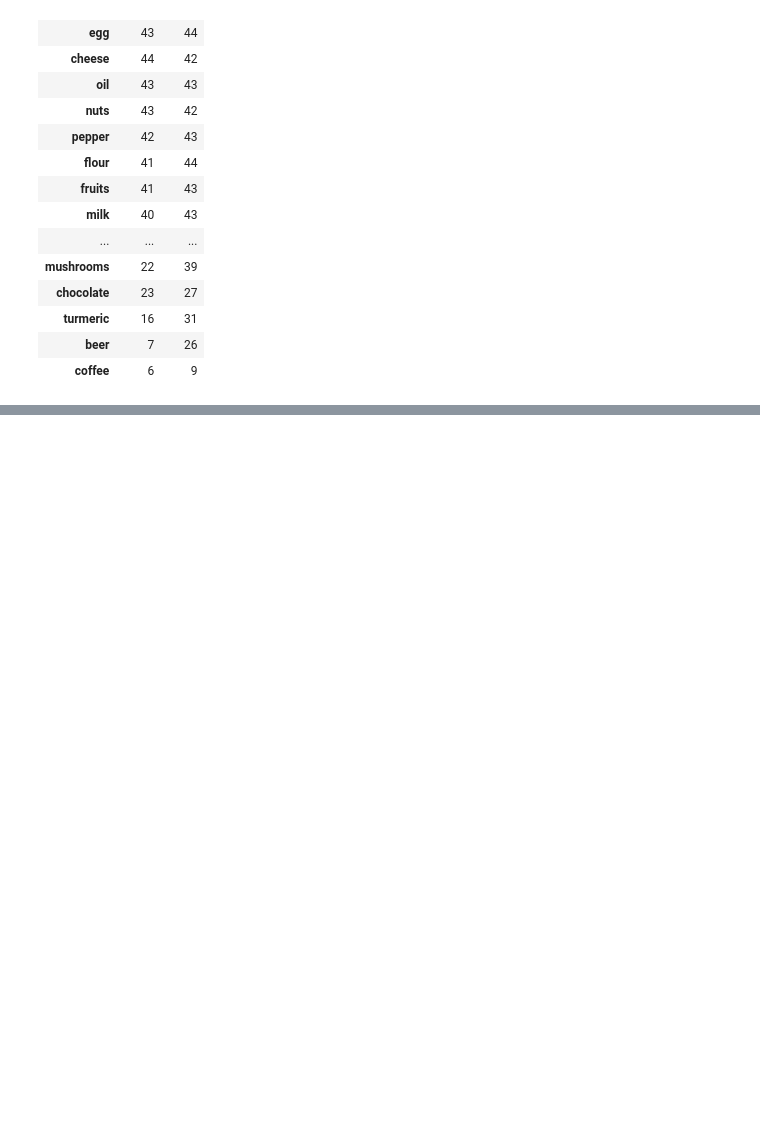
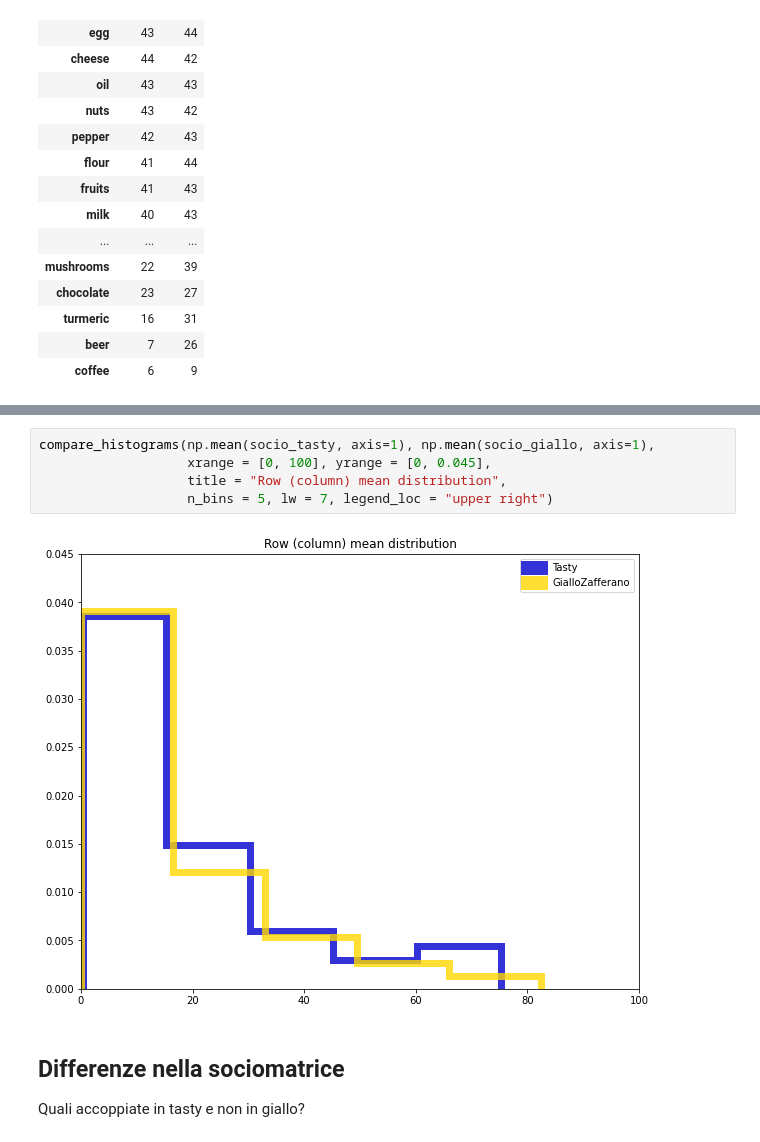
Before and after one commit to emabuell/high_dimensional_statistics_project, a Jupyter notebook: Sociomatrix_FOOD_2.ipynb, the cells around one changed output, grey strips where cells are left out. Drawn from its saved outputs; the diff is of its cells as text; blank space fills up the shorter version.

```diff
--- a/Sociomatrix_FOOD_2.ipynb
+++ b/Sociomatrix_FOOD_2.ipynb
@@ -346,0 +342,10 @@ plt.show()
+# %%
+compare_histograms(np.mean(socio_tasty, axis=1), np.mean(socio_giallo, axis=1),
+                   xrange = [0, 100], yrange = [0, 0.045],
+                   title = "Row (column) mean distribution",
+                   n_bins = 5, lw = 7, legend_loc = "upper right")
+# %% [output]
+[figure, added]
+# %% [markdown]
+## Differenze nella sociomatrice
+Quali accoppiate in tasty e non in giallo?
```
Also changed, not shown: parts of 7 cells of this notebook.
